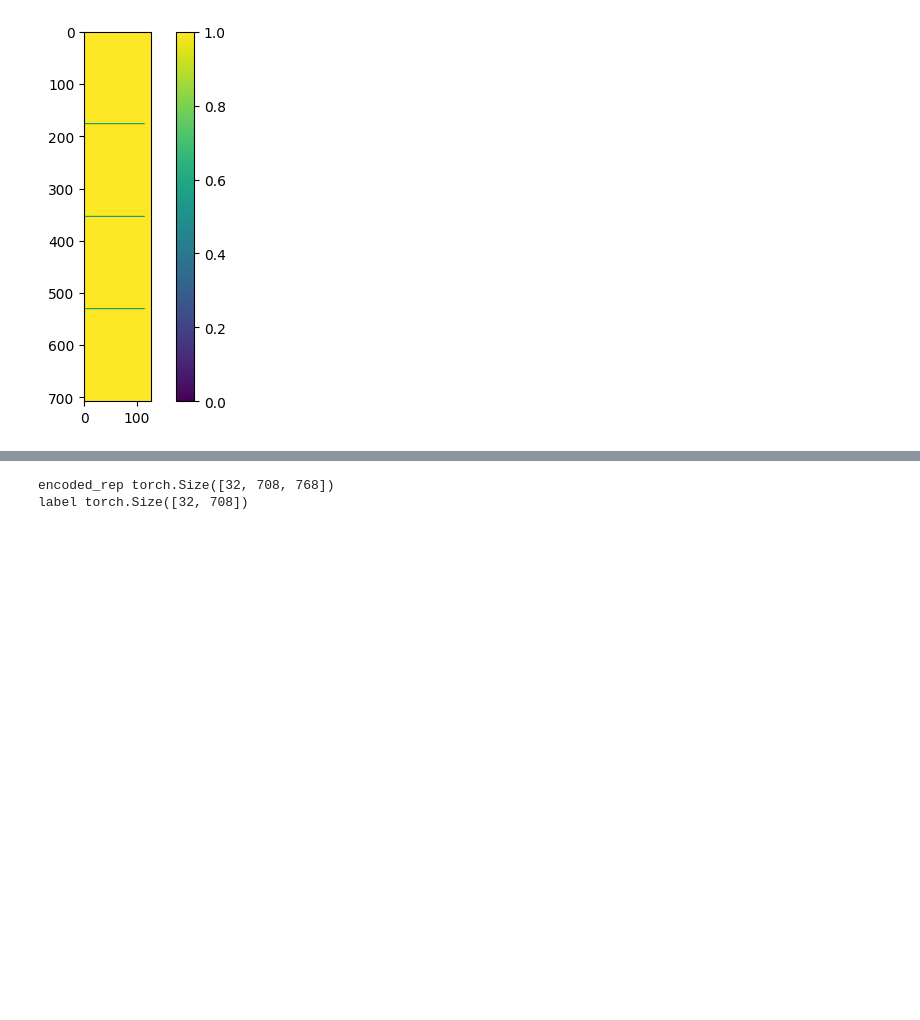
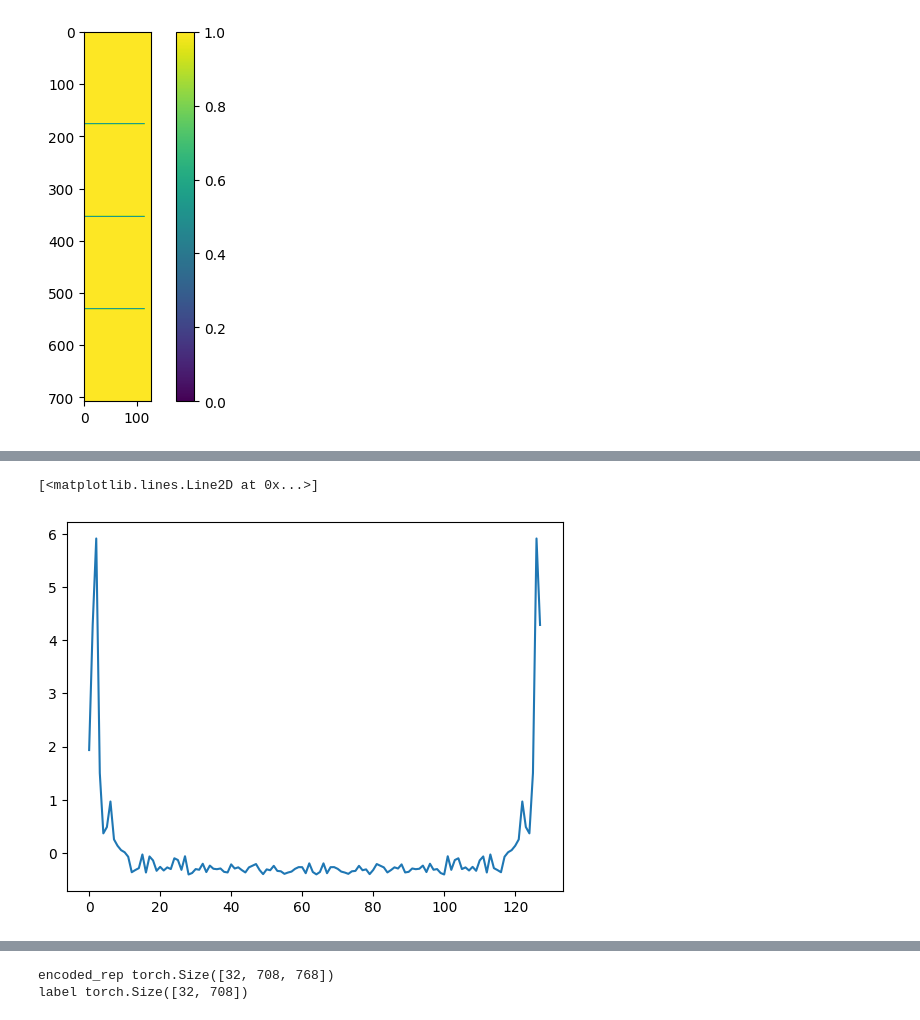
Before and after one commit to sirrus98/uni2ts, a Jupyter notebook: example/dataloader_test.ipynb, the cells around one changed output, grey strips where cells are left out. Cells and saved outputs as stored; diff of their text form; code cells hidden in the pictures; blank space fills up the shorter version.

```diff
--- a/example/dataloader_test.ipynb
+++ b/example/dataloader_test.ipynb
@@ -141,0 +156,24 @@ torch.Size([32, 708])
+# %%
+def generate_symmetrical_mask(sample_id, prediction_mask):
+    # Find indices where sample_id_tensor equals 1
+    valid_indices = torch.nonzero(sample_id == 1)
+    total_valid_indices = len(valid_indices)
+
+    # Randomly select half of the valid indices
+    half_size = total_valid_indices // 2
+    selected_random_indices = torch.randperm(total_valid_indices)[:half_size]
+
+    # Create boolean masks for splitting the valid indices
+    mask1_selector = torch.zeros(total_valid_indices, dtype=torch.bool)
+    mask1_selector[selected_random_indices] = True
+    mask2_selector = ~mask1_selector
+
+    # Initialize output masks with the same shape as full_mask
+    mask1 = torch.zeros_like(prediction_mask, dtype=torch.bool)
+    mask2 = torch.zeros_like(prediction_mask, dtype=torch.bool)
+
+    # Apply the selected and complementary indices to their respective masks
+    mask1[valid_indices[mask1_selector][:, 0], valid_indices[mask1_selector][:, 1]] = True
+    mask2[valid_indices[mask2_selector][:, 0], valid_indices[mask2_selector][:, 1]] = True
+
+    return mask1, mask2
@@ -160,8 +212,11 @@ model = LightningWrapper(EncoderModel(MoiraiModule.from_pretrained(f"Salesforce/
 # %%
 target, observed_mask, sample_id, time_id, variate_id, prediction_mask, patch_size = data_zip
+mask_1, mask_2 = generate_symmetrical_mask(sample_id, prediction_mask)
+prediction_mask = mask_1
 loc, scale = model.model.scaler(target, observed_mask * ~prediction_mask.unsqueeze(-1),
                                         sample_id,
                                         variate_id, )
+
 scaled_target = (target - loc) / scale
 reprs = model.model.in_proj(scaled_target, patch_size)
 masked_reprs = mask_fill(reprs, prediction_mask,model.model.mask_encoding.weight)
@@ -175,0 +245,13 @@ AttributeError: 'LightningWrapper' object has no attribute 'model'
+# %%
+y_pred_fft = torch.fft.fft(target[mask_1], dim=-1)
+y_pred_amplitude = torch.abs(y_pred_fft)             # Amplitude spectrum
+y_pred_phase = torch.angle(y_pred_fft)
+# %%
+mean = torch.mean(y_pred_amplitude, dim=(1), keepdim=True)
+std = torch.std(y_pred_amplitude, dim=(1), keepdim=True)
+y_pred_amplitude = (y_pred_amplitude - mean) / std
+# %%
+plt.plot(y_pred_amplitude[8])
+# %% [output]
+[<matplotlib.lines.Line2D at 0x...>]
+[figure, added]
```
Also changed, not shown: parts of 28 cells of this notebook, 3 other files.
